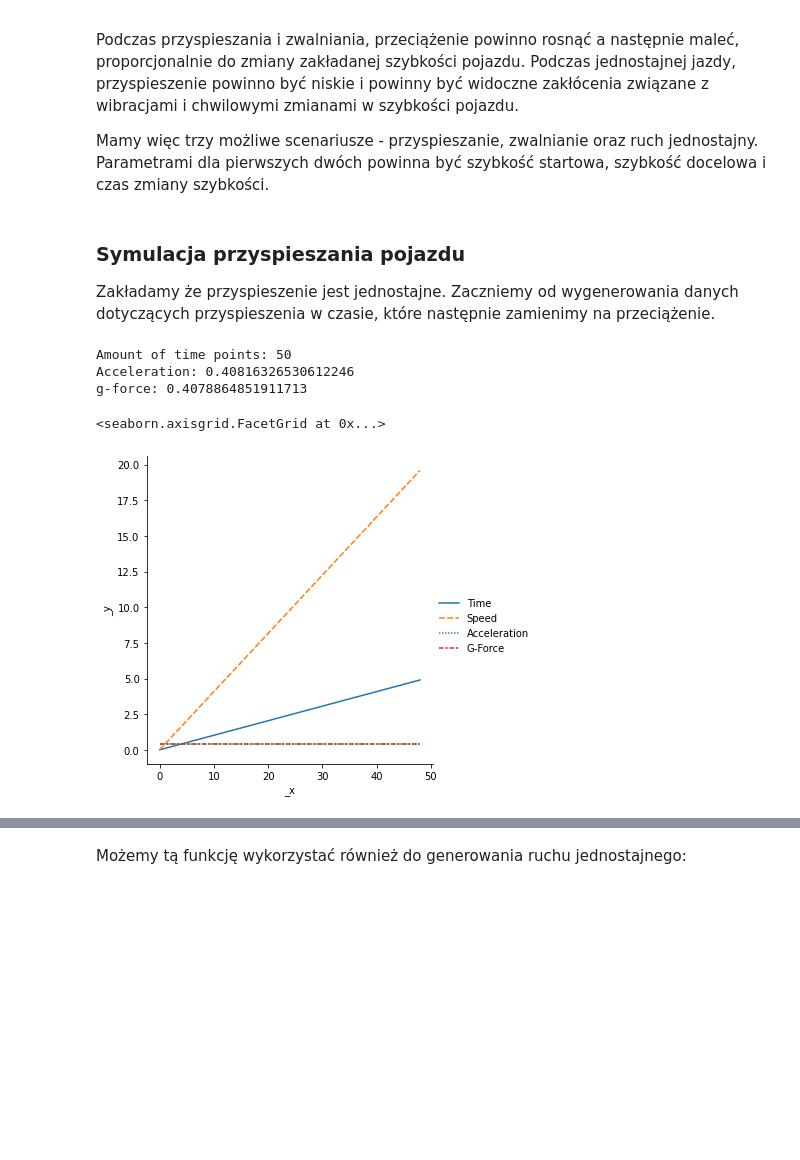
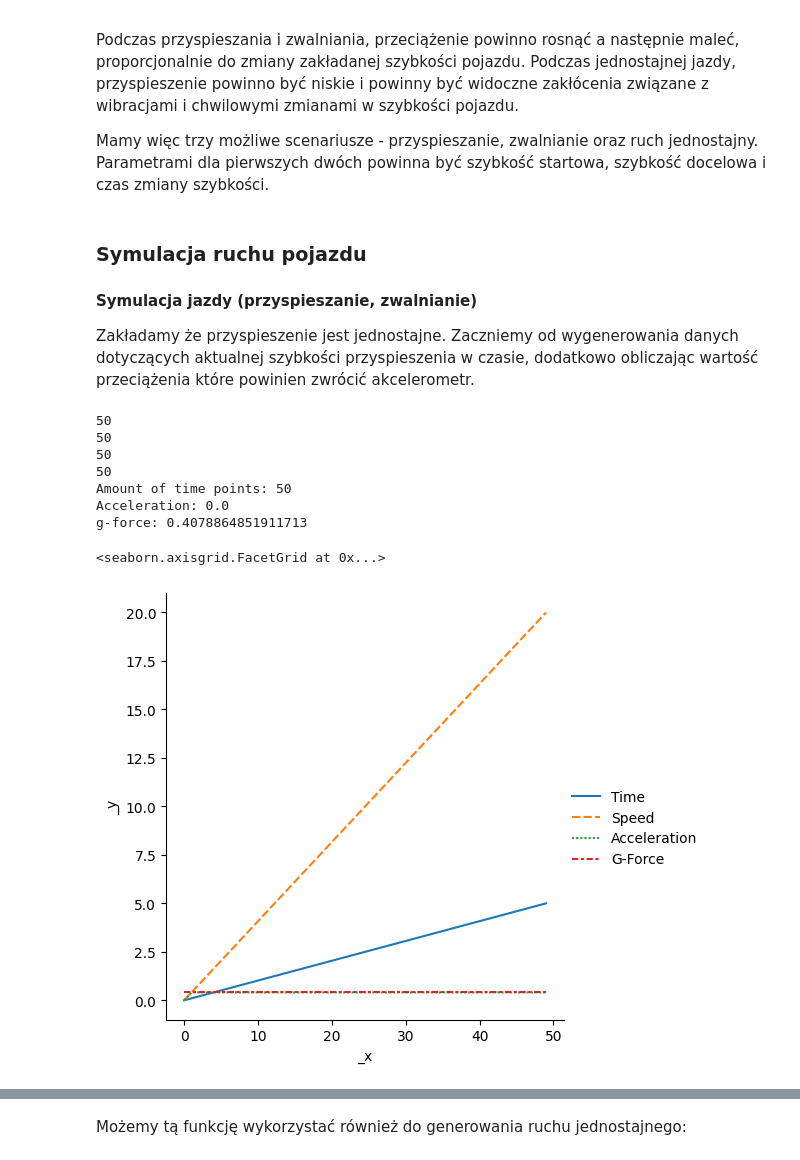
Before and after one commit to SteelPh0enix/magisterka-pollub, a Jupyter notebook: path_generators_showcase.ipynb, the cells around one changed output, grey strips where cells are left out. Drawn from its saved outputs; the diff is of its cells as text; code cells hidden in the pictures; blank space fills up the shorter version.

Commit message:
Restored gyro, refactored generation functions so that they return dataframes

```diff
--- a/path_generators_showcase.ipynb
+++ b/path_generators_showcase.ipynb
@@ -70,59 +70,67 @@ Podczas przyspieszania i zwalniania, przeciążenie powinno rosnąć a następni
 
 Mamy więc trzy możliwe scenariusze - przyspieszanie, zwalnianie oraz ruch jednostajny. Parametrami dla pierwszych dwóch powinna być szybkość startowa, szybkość docelowa i czas zmiany szybkości.
 # %% [markdown]
-### Symulacja przyspieszania pojazdu
+### Symulacja ruchu pojazdu
 
-Zakładamy że przyspieszenie jest jednostajne. Zaczniemy od wygenerowania danych dotyczących przyspieszenia w czasie, które następnie zamienimy na przeciążenie.
+#### Symulacja jazdy (przyspieszanie, zwalnianie)
+
+Zakładamy że przyspieszenie jest jednostajne. Zaczniemy od wygenerowania danych dotyczących aktualnej szybkości przyspieszenia w czasie, dodatkowo obliczając wartość przeciążenia które powinien zwrócić akcelerometr.
 # %%
-from typing import List, Tuple
 import pandas as pd
 import seaborn as sns
 from scipy.constants import g as g_constant
 
 
 def calculate_g_force(
     start_speed: float, target_speed: float, acceleration_time: float
 ):
     return (target_speed - start_speed) / (acceleration_time * g_constant)
 
 
 def generate_movement_data(
     start_speed: float, target_speed: float, acceleration_time: float, time_step: float
-) -> Tuple[List[float], List[float], List[float], List[float]]:
+) -> pd.DataFrame:
+    """Returns a dataframe with time points, speed, acceleration and g-force"""
     time_points_count = int(acceleration_time / time_step)
     # Create an array with all the time points where measurements happened
     time_points = np.linspace(0, acceleration_time, time_points_count)
     # Map the time points to speed
-    speed_in_time = [
-        np.interp(time_point, [0, acceleration_time], [start_speed, target_speed])
-        for time_point in time_points
-    ]
+    speed_in_time = np.array(
+        [
+            np.interp(time_point, [0, acceleration_time], [start_speed, target_speed])
+            for time_point in time_points
+        ]
+    )
     # Calculate the acceleration and g-force
-    acceleration = np.diff(speed_in_time)
+    acceleration = np.concatenate([np.array([0]), np.diff(speed_in_time)], axis=None)
     g_force = calculate_g_force(start_speed, target_speed, acceleration_time)
 
-    return time_points, speed_in_time, acceleration, ([g_force] * len(time_points))
+    df_dict = {
+        "Time": time_points,
+        "Speed": speed_in_time,
+        "Acceleration": acceleration,
+        "G-Force": np.array([g_force] * len(time_points)),
+    }
+
+    return pd.DataFrame(df_dict)
 
 
 # Assume acceleration from 0 to 20 m/s, in 5 seconds, with 0.1s measurement frequency
-time_points, speed, acceleration, g_force = generate_movement_data(0, 20, 5, 0.1)
+acceleration_data = generate_movement_data(0, 20, 5, 0.1)
 
-print(f"Amount of time points: {len(time_points)}")
-print(f"Acceleration: {acceleration[0]}")
-print(f"g-force: {g_force[0]}")
+print(f"Amount of time points: {len(acceleration_data.index)}")
+print(f"Acceleration: {acceleration_data.iloc[0]['Acceleration']}")
+print(f"g-force: {acceleration_data.iloc[0]['G-Force']}")
 
-
-# Visualize the data
-acceleration_dataframe = pd.DataFrame(
-    list(zip(time_points, speed, acceleration, g_force)),
-    columns=["Time", "Speed", "Acceleration", "G-Force"],
-)
-
-sns.relplot(data=acceleration_dataframe, kind="line")
+sns.relplot(data=acceleration_data, kind="line")
 # %% [output]
+50
+50
+50
+50
 Amount of time points: 50
-Acceleration: 0.40816326530612246
+Acceleration: 0.0
 g-force: 0.4078864851911713
 <seaborn.axisgrid.FacetGrid at 0x...>
-[figure, old version]
+[figure, new version]
 # %% [markdown]
```
Also changed, not shown: parts of 6 cells of this notebook.
